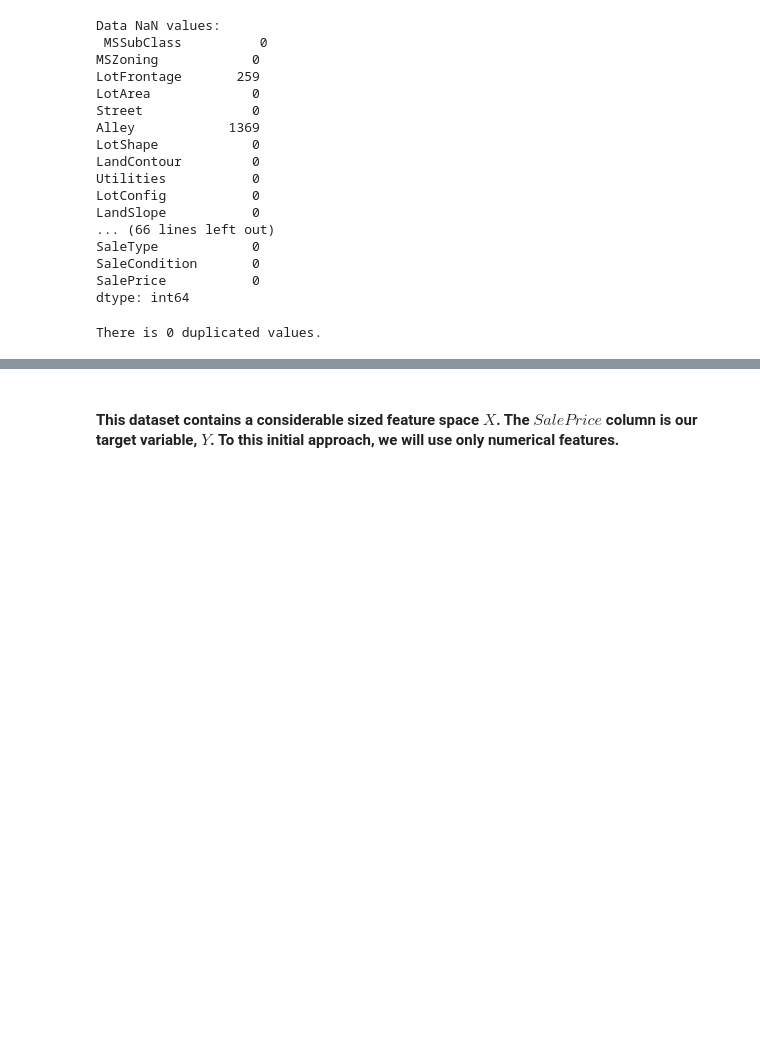
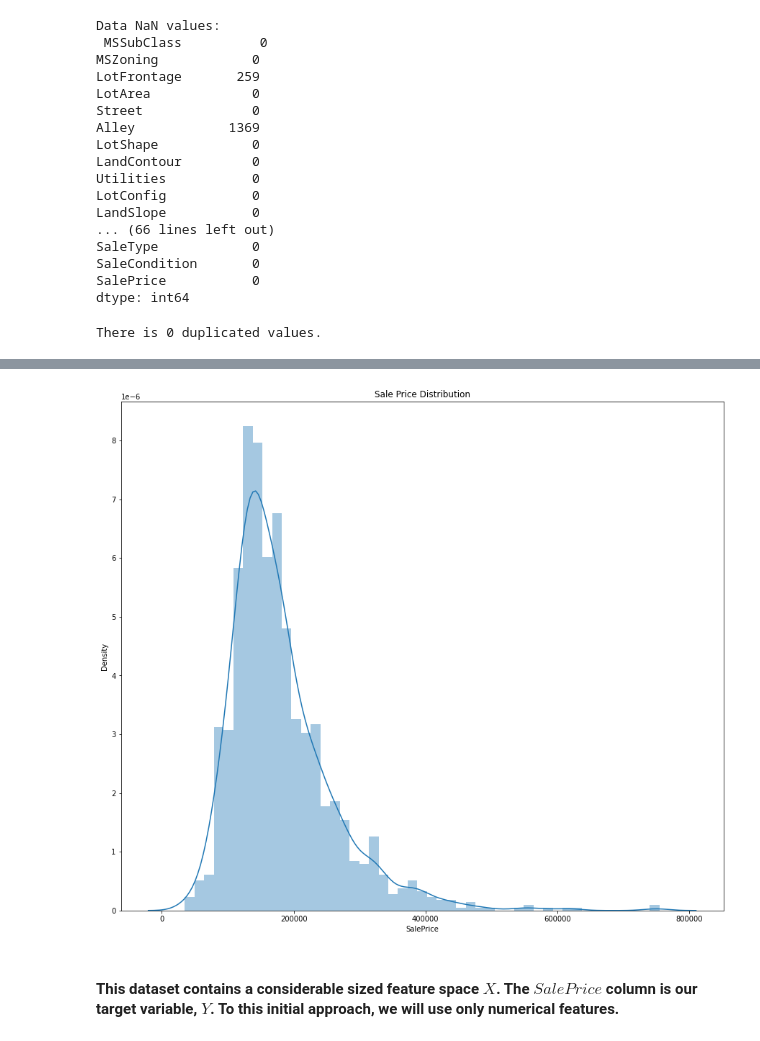
Before and after one commit to taamfp/NDS_NEM_Workshop_2020, a Jupyter notebook: Intro to Machine Learning.ipynb, the cells around one changed output, grey strips where cells are left out. Drawn from its saved outputs; the diff is of its cells as text; code cells hidden in the pictures; blank space fills up the shorter version.

Commit message:
Commit Notebooks
Commit Notebooks

```diff
--- a/Intro to Machine Learning.ipynb
+++ b/Intro to Machine Learning.ipynb
@@ -186,6 +187,6 @@ pd.set_option('display.max_rows', 100)
 
 # Importing the data with pandas
 
-data_train = pd.read_csv('train.csv', index_col=0)
+data_train = pd.read_csv('https://raw.githubusercontent.com/taamfp/NDS_NEM_Workshop_2020/main/train.csv', index_col=0)
 print(data_train[:10])
 # %% [output]
@@ -260,7 +287,9 @@ plt.show()
 # %%
-%matplotlib notebook
+%matplotlib inline
 
 # Price distribution
+
+plt.rcParams["figure.figsize"] = (15,13)
 
 sn.distplot(data_train['SalePrice'])
 plt.title('Sale Price Distribution')
@@ -271,3 +298,4 @@ plt.show()
+[figure, added]
 # %% [markdown]
 #### This dataset contains a considerable sized feature space $X$. The $SalePrice$ column is our target variable, $Y$. To this initial approach, we will use only numerical features.
 # %% [markdown]
```
Also changed, not shown: parts of 27 cells of this notebook, 1 other file.
